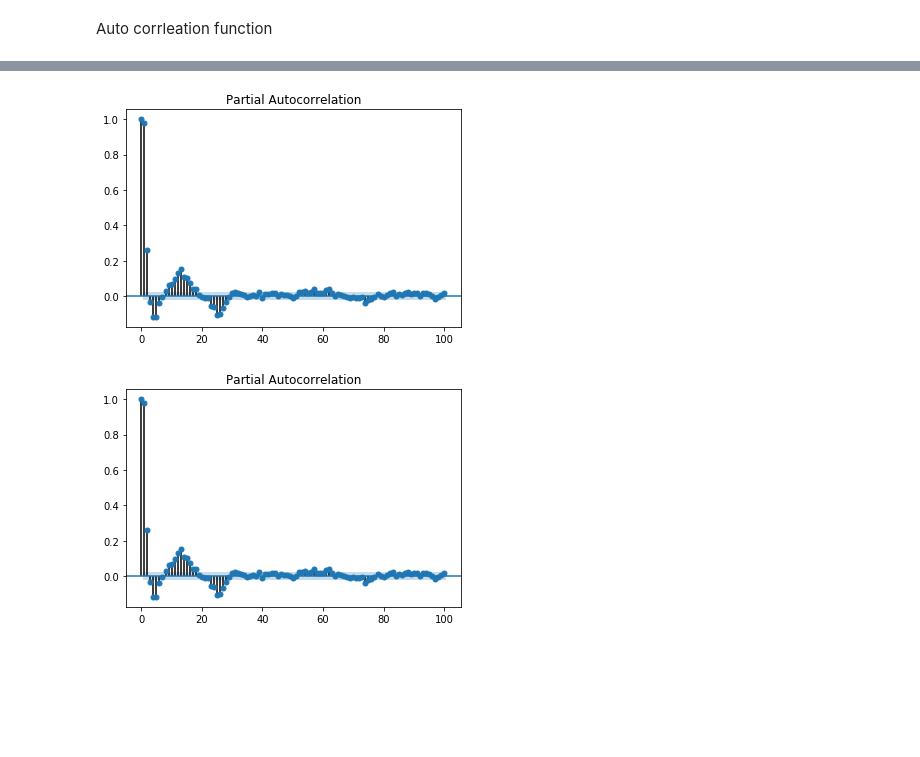
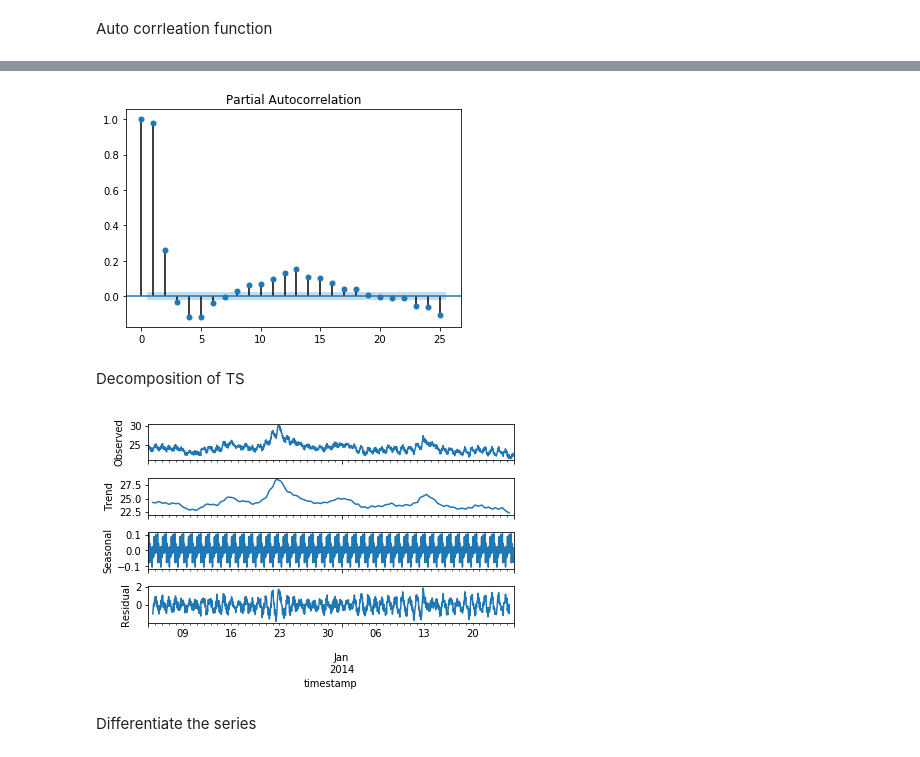
Before and after one commit to kbarr1/time_series_exploration, a Jupyter notebook: ts_exploratioon.ipynb, the cells around one changed output, grey strips where cells are left out. Saved outputs shown, nothing was run; the diff lists cells and outputs as text; code cells hidden in the pictures; blank space fills up the shorter version.

```diff
--- a/ts_exploratioon.ipynb
+++ b/ts_exploratioon.ipynb
@@ -70,5 +83,7 @@ plot_acf(df['value'], lags = 100)
 # %%
-plot_pacf(df['value'], lags = 100)
+plot_pacf(df['value'], lags = 25)
+plt.show()
 # %% [output]
-[figure, old version]
+[figure, new version]
-[figure, removed]
+# %% [markdown]
+Decomposition of TS
@@ -74,0 +92,7 @@ plot_pacf(df['value'], lags = 100)
+# %%
+mult.plot()
+plt.show()
+# %% [output]
+[figure, added]
+# %% [markdown]
+Differentiate the series
```
Also changed, not shown: parts of 15 cells of this notebook.
